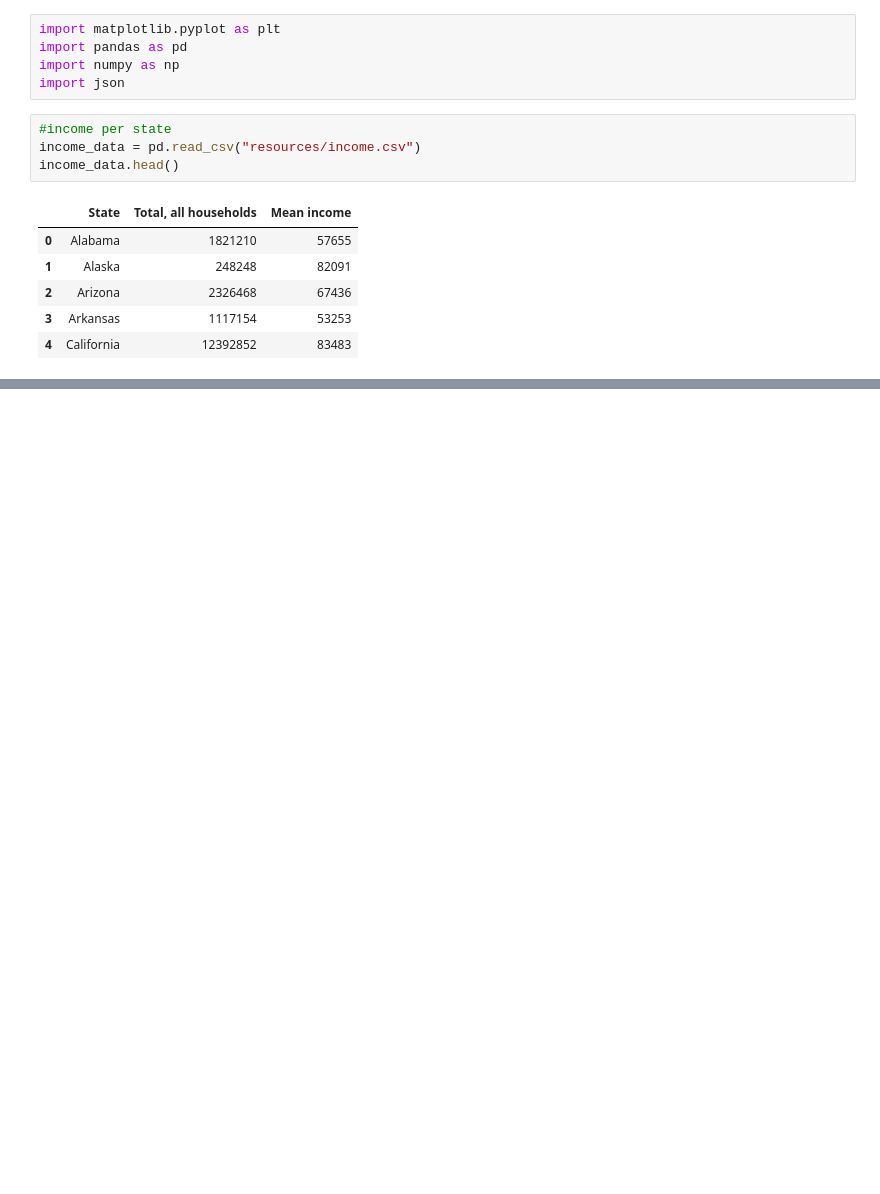
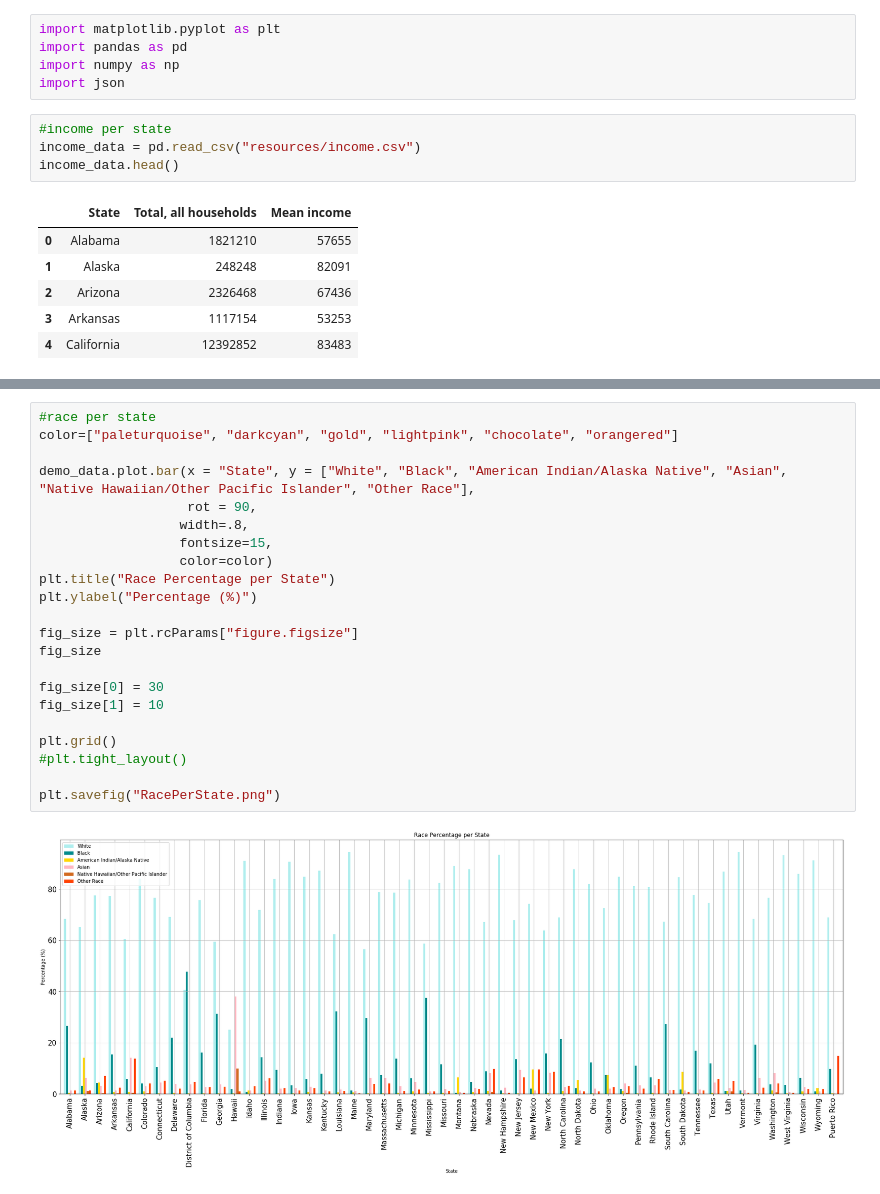
Before and after one commit to ericaleon/mental-health, a Jupyter notebook: Demographics.ipynb, the cells around one changed output, grey strips where cells are left out. Saved outputs shown, nothing was run; the diff lists cells and outputs as text; blank space fills up the shorter version.

```diff
--- a/Demographics.ipynb
+++ b/Demographics.ipynb
@@ -311,0 +82,24 @@ sizes_race = ["83.68", "7.63", "1.61", "2.63", "0.03", "1.85"]
+# %%
+#race per state
+color=["paleturquoise", "darkcyan", "gold", "lightpink", "chocolate", "orangered"]
+
+demo_data.plot.bar(x = "State", y = ["White", "Black", "American Indian/Alaska Native", "Asian", "Native Hawaiian/Other Pacific Islander", "Other Race"],
+                   rot = 90,
+                  width=.8,
+                  fontsize=15,
+                  color=color)
+plt.title("Race Percentage per State")
+plt.ylabel("Percentage (%)")
+
+fig_size = plt.rcParams["figure.figsize"]
+fig_size
+
+fig_size[0] = 30
+fig_size[1] = 10
+
+plt.grid()
+#plt.tight_layout()
+
+plt.savefig("RacePerState.png")
+# %% [output]
+[figure, added]
```
Also changed, not shown: parts of 35 cells of this notebook, 13 other files.
